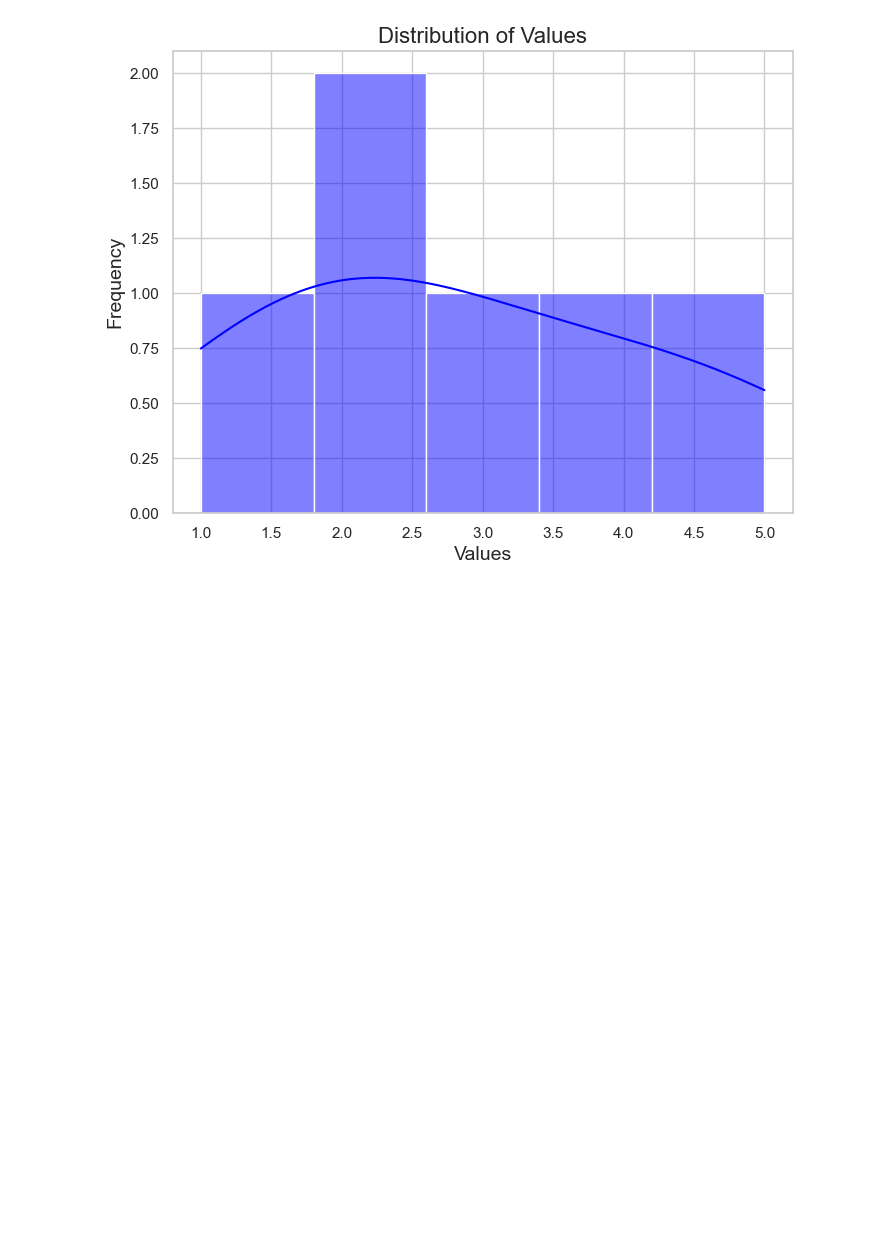
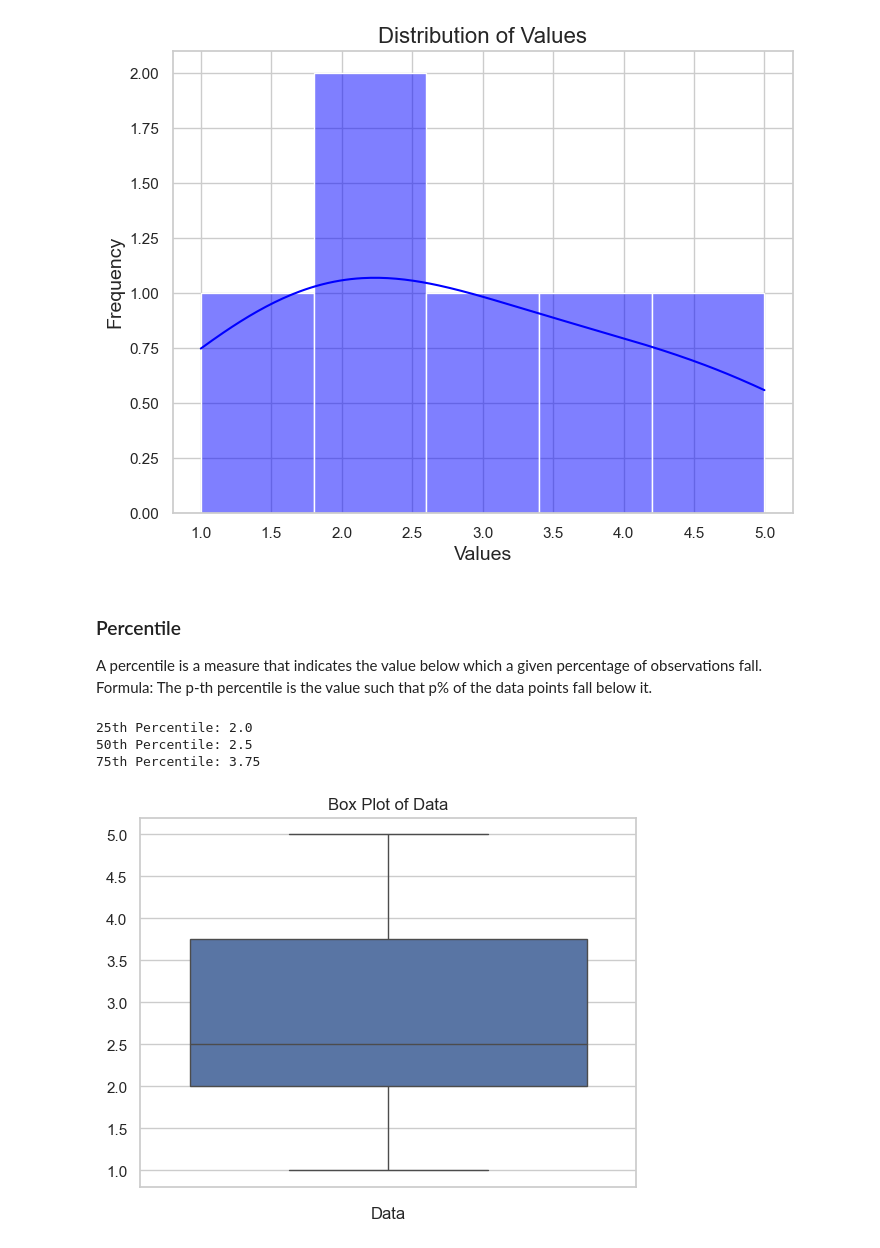
Before and after one commit to ritik-3/statistic-lerarning, a Jupyter notebook: main.ipynb, the cells around one changed output. Drawn from its saved outputs; the diff is of its cells as text; code cells hidden in the pictures; blank space fills up the shorter version.

Commit message:
percentile

```diff
--- a/main.ipynb
+++ b/main.ipynb
@@ -128,3 +128,28 @@ plt.ylabel('Frequency', fontsize=14)
 plt.show()
 # %% [output]
 [figure]
+# %% [markdown]
+### Percentile
+A percentile is a measure that indicates the value below which a given percentage of observations fall.
+Formula: The p-th percentile is the value such that p% of the data points fall below it.
+# %%
+# Percentiles
+percentile_25 = np.percentile(data, 25)  # 25th percentile (1st Quartile)
+percentile_50 = np.percentile(data, 50)  # 50th percentile (Median)
+percentile_75 = np.percentile(data, 75)  # 75th percentile (3rd Quartile)
+print(f"25th Percentile: {percentile_25}")
+print(f"50th Percentile: {percentile_50}")
+print(f"75th Percentile: {percentile_75}")
+sns.boxplot(data=data)
+
+# Adding labels
+plt.title("Box Plot of Data")
+plt.xlabel("Data")
+
+# Show plot
+plt.show()
+# %% [output]
+25th Percentile: 2.0
+50th Percentile: 2.5
+75th Percentile: 3.75
+[figure, added]
```
